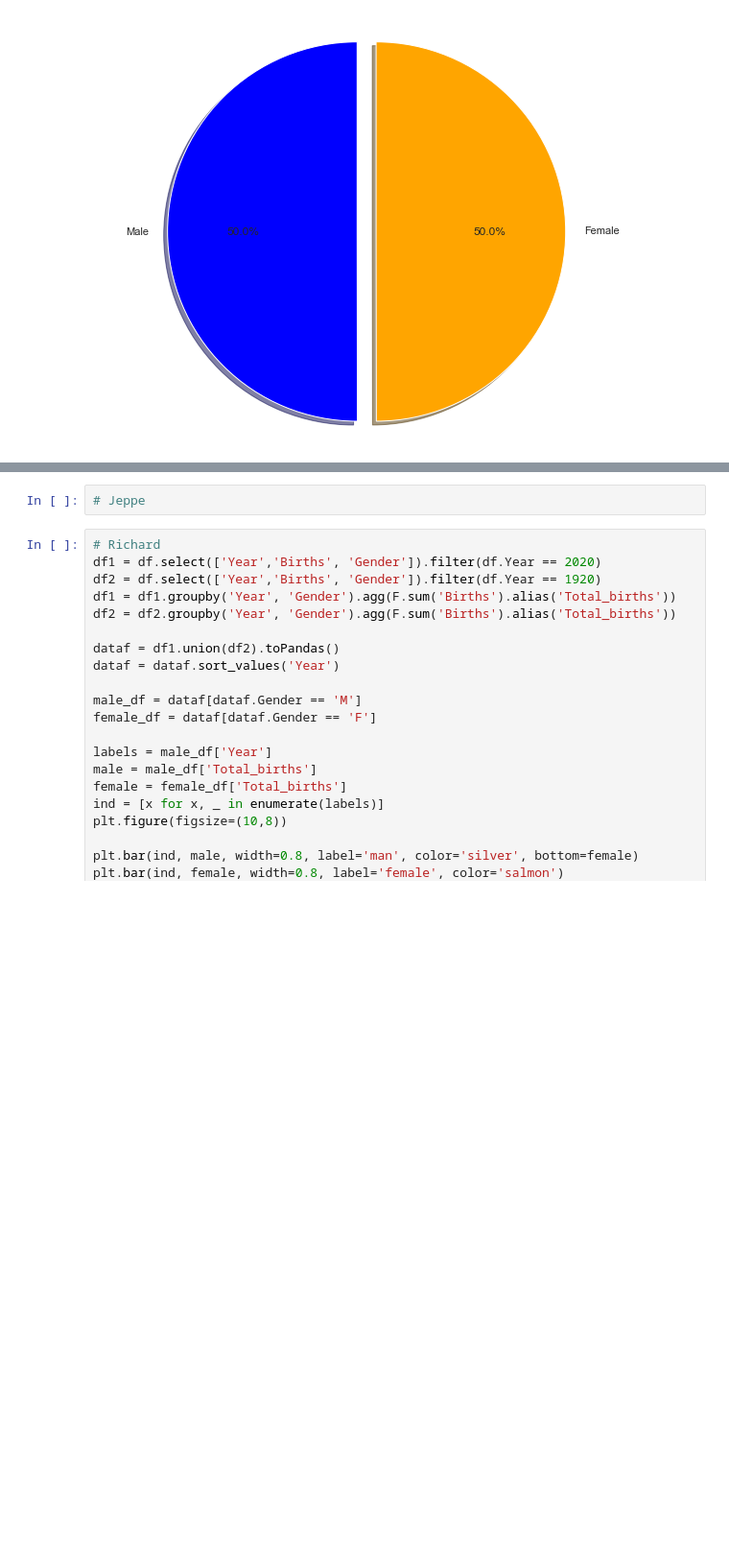
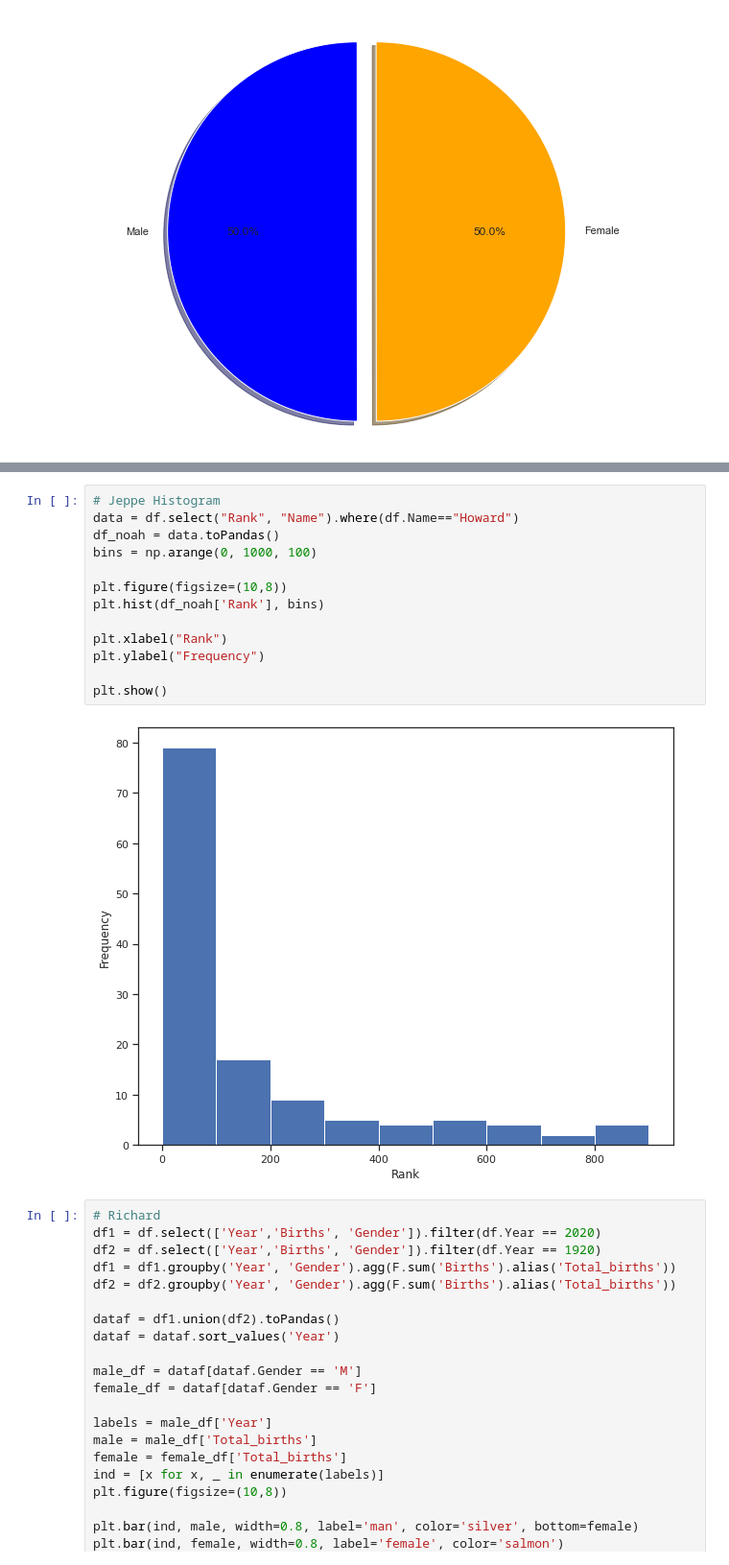
Before and after one commit to Kasper98-png/BDS-miniproject1, a Jupyter notebook: BDS-miniproject-code.ipynb, the cells around one changed output, grey strips where cells are left out. Shown: that part at 96% size. Saved outputs shown, nothing was run; the diff lists cells and outputs as text; blank space fills up the shorter version.

Commit message:
added my code (histogram)

```diff
--- a/BDS-miniproject-code.ipynb
+++ b/BDS-miniproject-code.ipynb
@@ -101,5 +102,18 @@ ax = sns.violinplot(data=births_df, x="Name", y="Births").set_ylim(0,27000)
-# %%
-# Jeppe
+# %%
+# Jeppe Histogram
+data = df.select("Rank", "Name").where(df.Name=="Howard")
+df_noah = data.toPandas()
+bins = np.arange(0, 1000, 100)
+
+plt.figure(figsize=(10,8))
+plt.hist(df_noah['Rank'], bins)
+
+plt.xlabel("Rank")
+plt.ylabel("Frequency")
+
+plt.show()
+# %% [output]
+[figure, added]
 # %%
 # Richard
 df1 = df.select(['Year','Births', 'Gender']).filter(df.Year == 2020)
```
Also changed, not shown: parts of 3 cells of this notebook.
